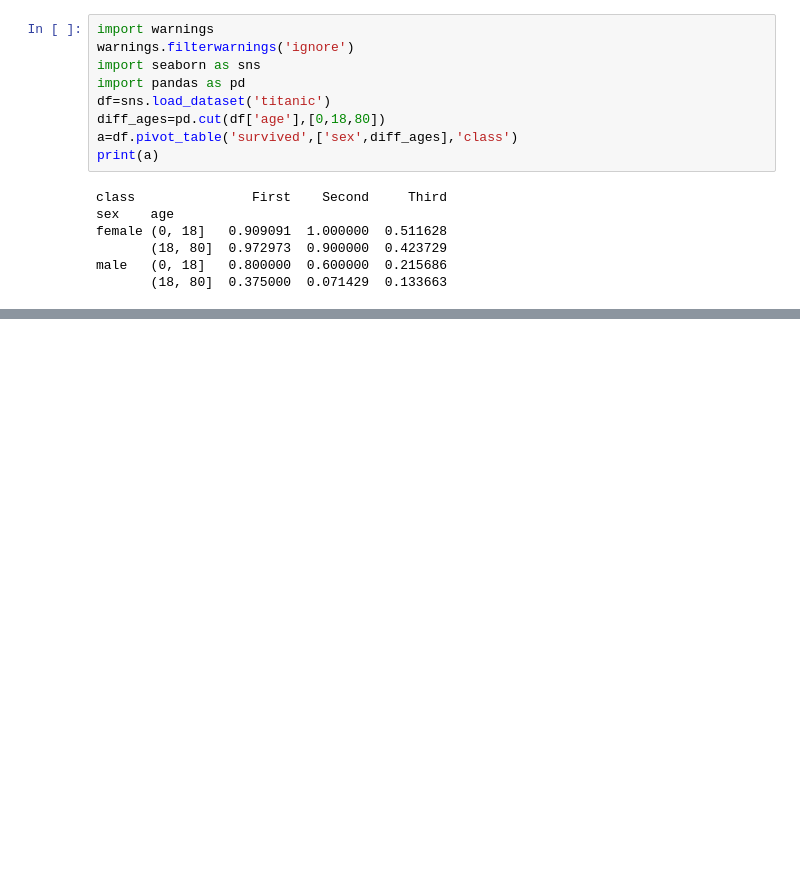
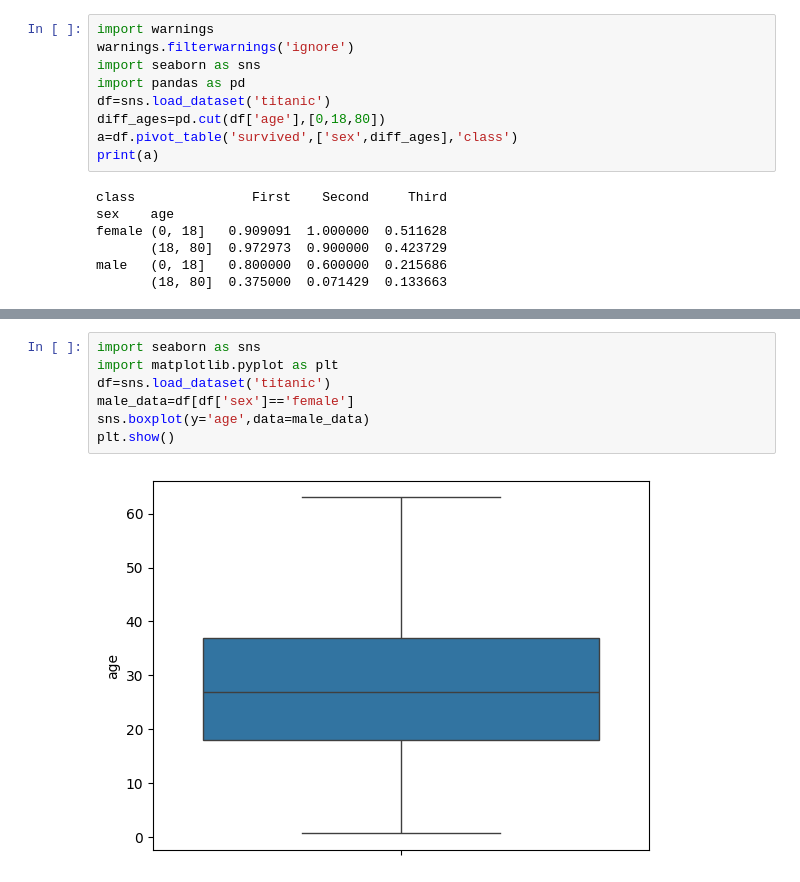
Before and after one commit to eswari64/datascience, a Jupyter notebook: Copy_of_Welcome_To_Colab.ipynb, the cells around one changed output, grey strips where cells are left out. Drawn from its saved outputs; the diff is of its cells as text; blank space fills up the shorter version.

```diff
--- a/Copy_of_Welcome_To_Colab.ipynb
+++ b/Copy_of_Welcome_To_Colab.ipynb
@@ -1622,0 +1650,9 @@ male   (0, 18]   0.800000  0.600000  0.215686
+# %%
+import seaborn as sns
+import matplotlib.pyplot as plt
+df=sns.load_dataset('titanic')
+male_data=df[df['sex']=='female']
+sns.boxplot(y='age',data=male_data)
+plt.show()
+# %% [output]
+[figure, added]
```
Also changed, not shown: parts of 8 cells of this notebook.
